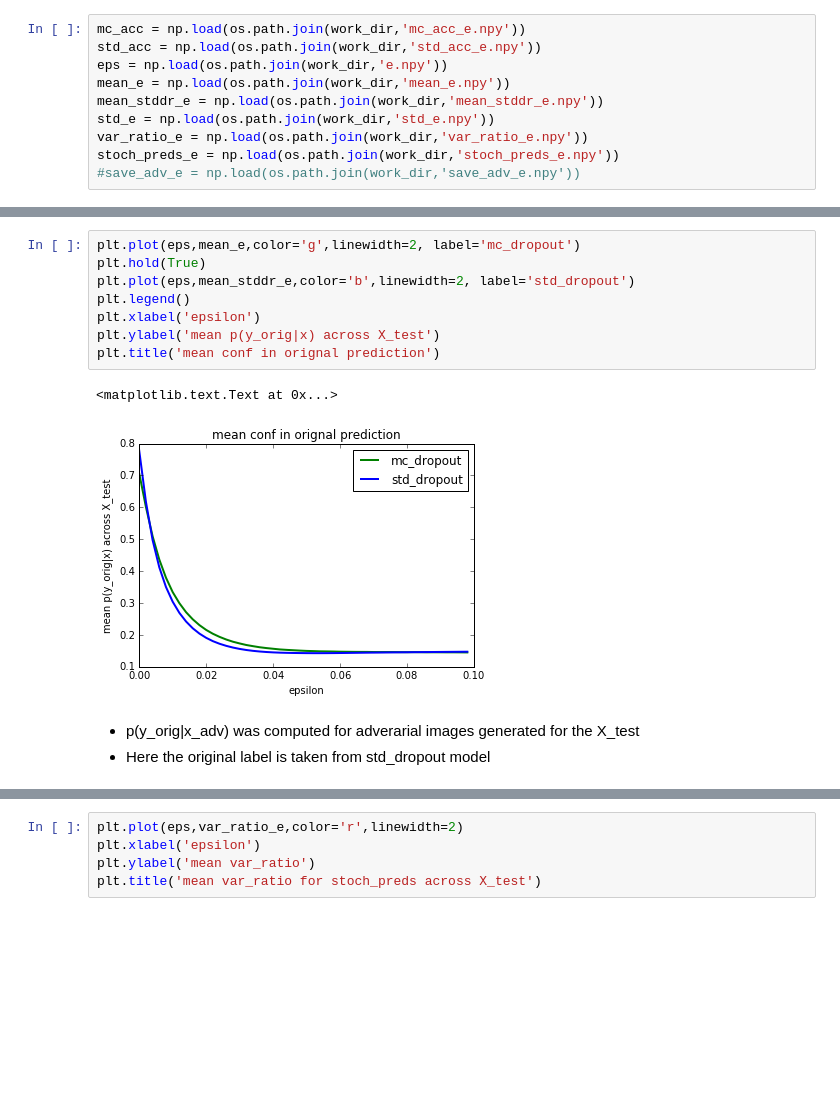
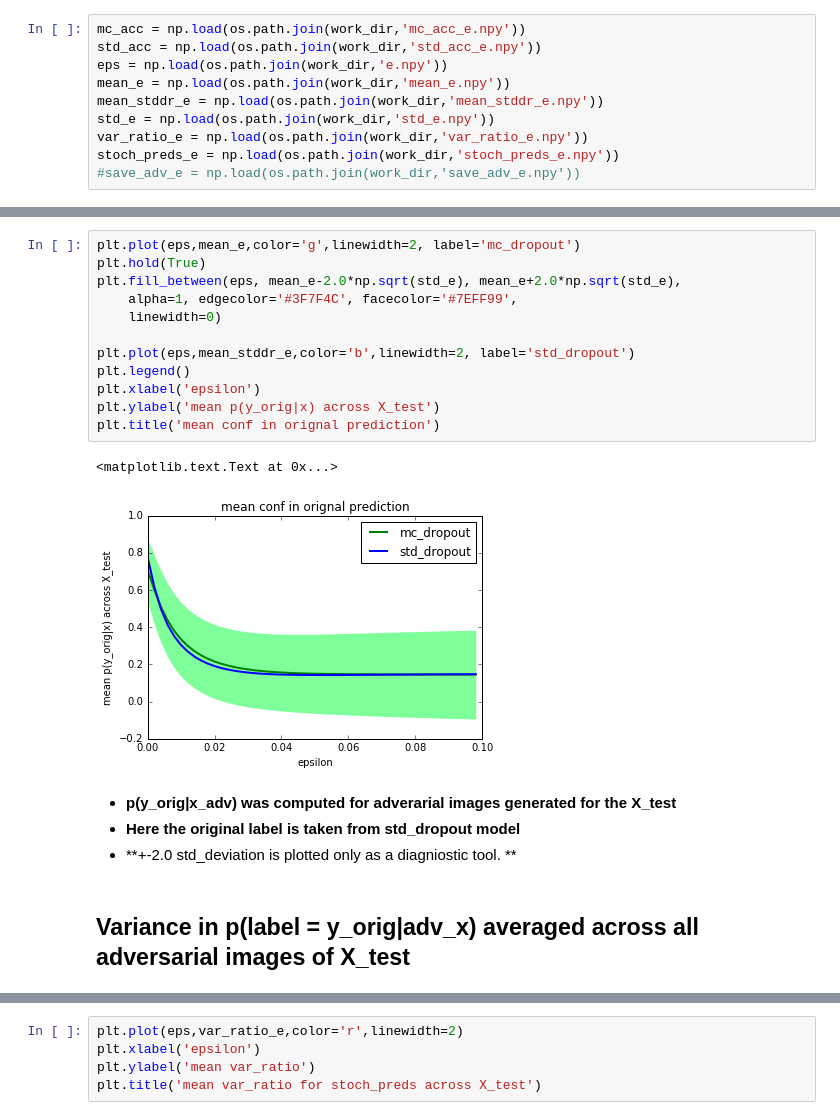
Before and after one commit to ambrishrawat/advflow, a Jupyter notebook: plots.ipynb, the cells around one changed output, grey strips where cells are left out. Saved outputs shown, nothing was run; the diff lists cells and outputs as text; blank space fills up the shorter version.

```diff
--- a/plots.ipynb
+++ b/plots.ipynb
@@ -51,14 +52,21 @@ plt.ylabel('accuracy')
 # %%
 plt.plot(eps,mean_e,color='g',linewidth=2, label='mc_dropout')
 plt.hold(True)
+plt.fill_between(eps, mean_e-2.0*np.sqrt(std_e), mean_e+2.0*np.sqrt(std_e),
+    alpha=1, edgecolor='#3F7F4C', facecolor='#7EFF99',
+    linewidth=0)
+
 plt.plot(eps,mean_stddr_e,color='b',linewidth=2, label='std_dropout')
 plt.legend()
 plt.xlabel('epsilon')
 plt.ylabel('mean p(y_orig|x) across X_test')
 plt.title('mean conf in orignal prediction')
 # %% [output]
 <matplotlib.text.Text at 0x...>
-[figure, old version]
+[figure, new version]
 # %% [markdown]
-- p(y_orig|x_adv) was computed for adverarial images generated for the X_test
-- Here the original label is taken from std_dropout model
+- **p(y_orig|x_adv) was computed for adverarial images generated for the X_test**
+- **Here the original label is taken from std_dropout model**
+- **+-2.0 std_deviation is plotted only as a diagniostic tool. **
+# %% [markdown]
+## Variance in p(label = y_orig|adv_x) averaged across all adversarial images of X_test
```
Also changed, not shown: parts of 21 cells of this notebook, 1 other file.
